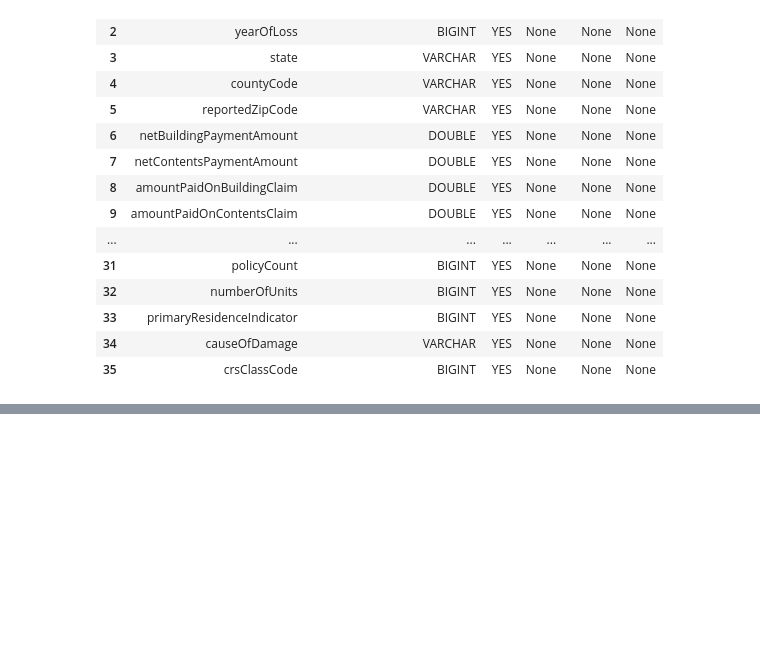
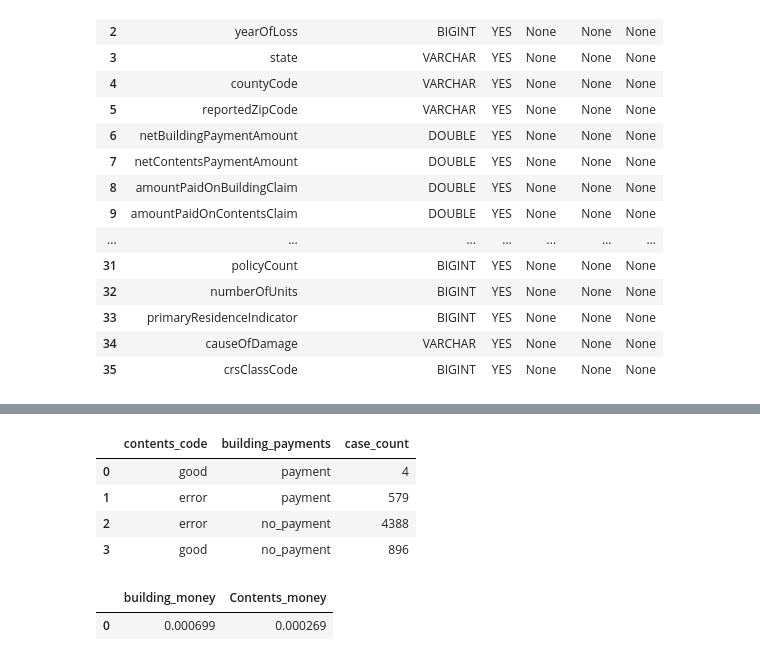
Before and after one commit to Johndsalas/texas-flood-losses, a Jupyter notebook: main.ipynb, the cells around one changed output, grey strips where cells are left out. Cells and saved outputs as stored; diff of their text form; code cells hidden in the pictures; blank space fills up the shorter version.

```diff
--- a/main.ipynb
+++ b/main.ipynb
@@ -55,0 +137,30 @@ con.sql("SUMMARIZE claims").df()
+# %%
+con.sql('''
+            select
+                case when nonPaymentReasonContents = '98' then 'error' else 'good' end as contents_code,
+                case when netBuildingPaymentAmount > 0 then 'payment' else 'no_payment' end as building_payments,
+                count(*) as case_count
+            from claims
+            where nonPaymentReasonBuilding = '98'
+                  or
+                  nonPaymentReasonContents = '98'
+            group by contents_code, building_payments
+''').df()
+# %% [output]
+|  | contents_code | building_payments | case_count |
+| 0 | good | payment | 4 |
+| 1 | error | payment | 579 |
+| 2 | error | no_payment | 4388 |
+| 3 | good | no_payment | 896 |
+# %%
+con.sql('''
+
+            select
+                sum(case when nonPaymentReasonContents = '98' then netBuildingPaymentAmount end) / sum(netBuildingPaymentAmount) as building_money,
+                sum(case when nonPaymentReasonBuilding = '98' then netContentsPaymentAmount end) / sum(netContentsPaymentAmount) as Contents_money
+            from claims
+
+''').df()
+# %% [output]
+|  | building_money | Contents_money |
+| 0 | 0.000699 | 0.000269 |
```
Also changed, not shown: parts of 13 cells of this notebook, 1 other file.
